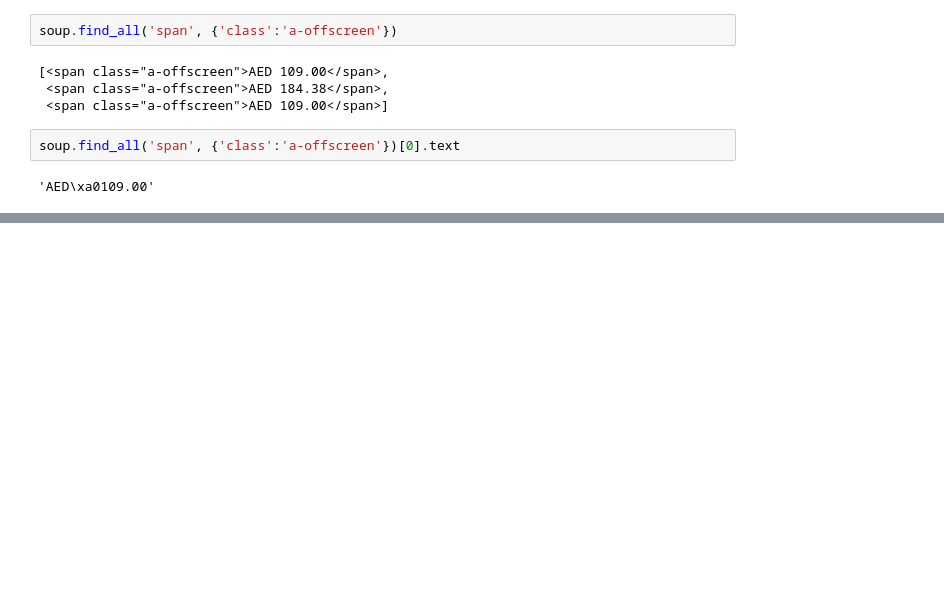
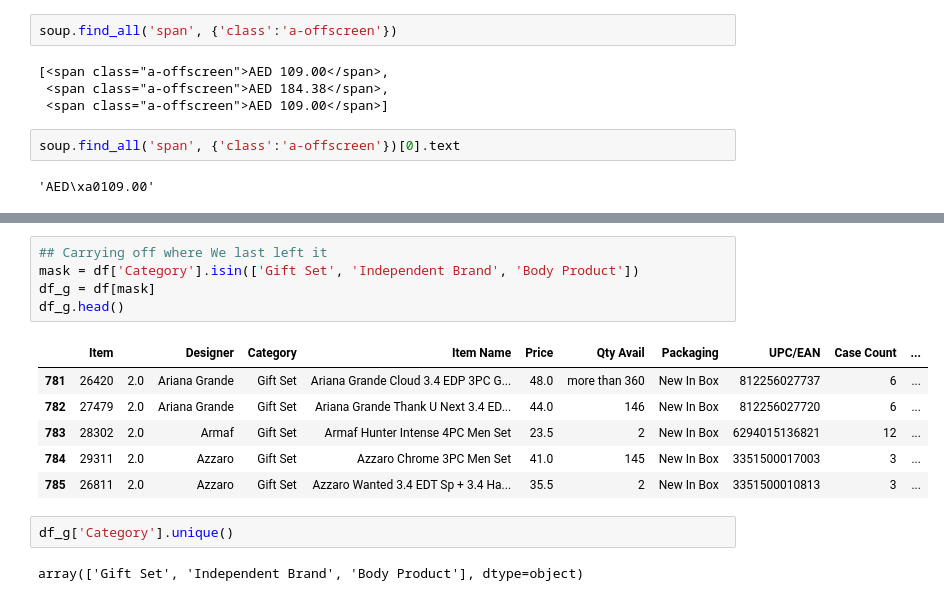
Before and after one commit to FardinAhsan146/Amazon-Scraping, a Jupyter notebook: amzn_scraper.ipynb, the cells around one changed output, grey strips where cells are left out. Drawn from its saved outputs; the diff is of its cells as text; blank space fills up the shorter version.

```diff
--- a/amzn_scraper.ipynb
+++ b/amzn_scraper.ipynb
@@ -218,0 +266,16 @@ pairs_l
+# %%
+## Carrying off where We last left it
+mask = df['Category'].isin(['Gift Set', 'Independent Brand', 'Body Product'])
+df_g = df[mask]
+df_g.head()
+# %% [output]
+|  | Item |  | Designer | Category | Item Name | Price | Qty Avail | Packaging | UPC/EAN | Case Count | ... |
+| 781 | 26420 | 2.0 | Ariana Grande | Gift Set | Ariana Grande Cloud 3.4 EDP 3PC G... | 48.0 | more than 360 | New In Box | 812256027737 | 6 | ... |
+| 782 | 27479 | 2.0 | Ariana Grande | Gift Set | Ariana Grande Thank U Next 3.4 ED... | 44.0 | 146 | New In Box | 812256027720 | 6 | ... |
+| 783 | 28302 | 2.0 | Armaf | Gift Set | Armaf Hunter Intense 4PC Men Set | 23.5 | 2 | New In Box | 6294015136821 | 12 | ... |
+| 784 | 29311 | 2.0 | Azzaro | Gift Set | Azzaro Chrome 3PC Men Set | 41.0 | 145 | New In Box | 3351500017003 | 3 | ... |
+| 785 | 26811 | 2.0 | Azzaro | Gift Set | Azzaro Wanted 3.4 EDT Sp + 3.4 Ha... | 35.5 | 2 | New In Box | 3351500010813 | 3 | ... |
+# %%
+df_g['Category'].unique()
+# %% [output]
+array(['Gift Set', 'Independent Brand', 'Body Product'], dtype=object)
```
Also changed, not shown: parts of 36 cells of this notebook, 5 other files.
